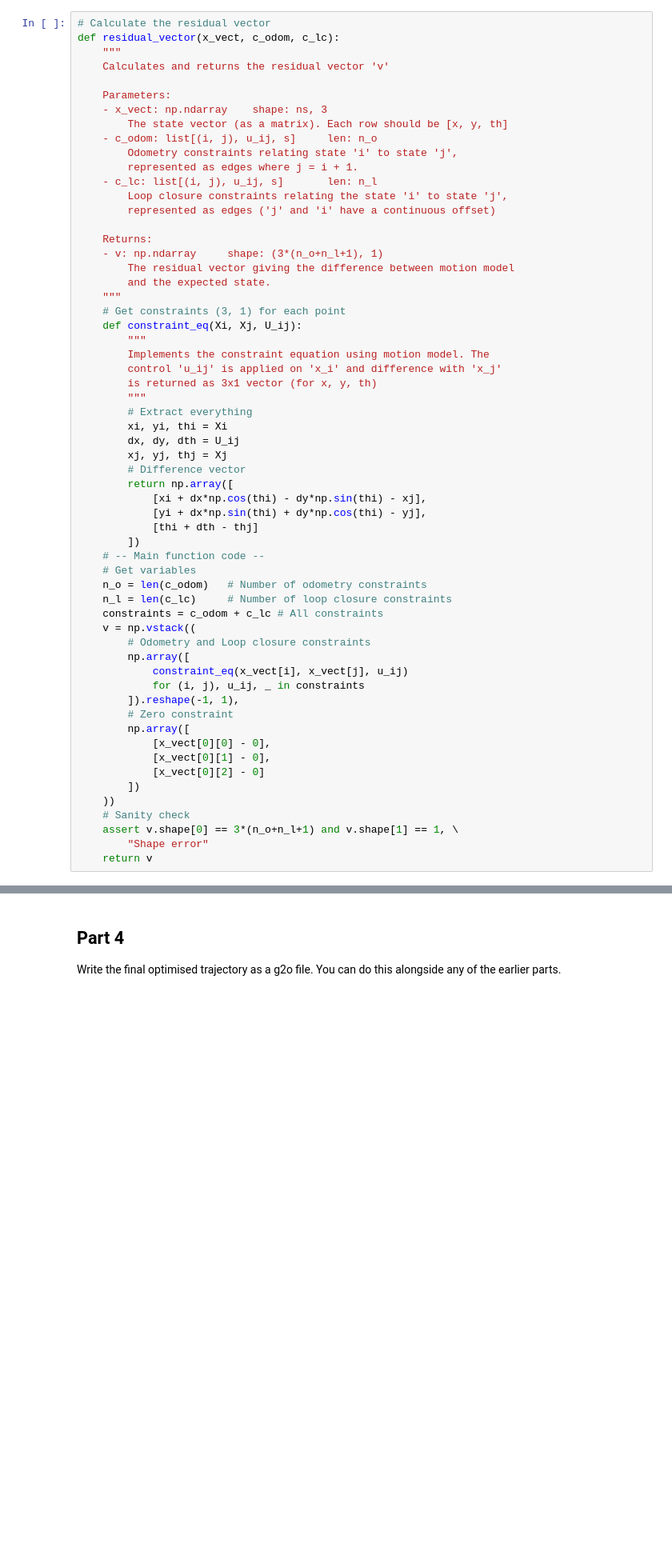
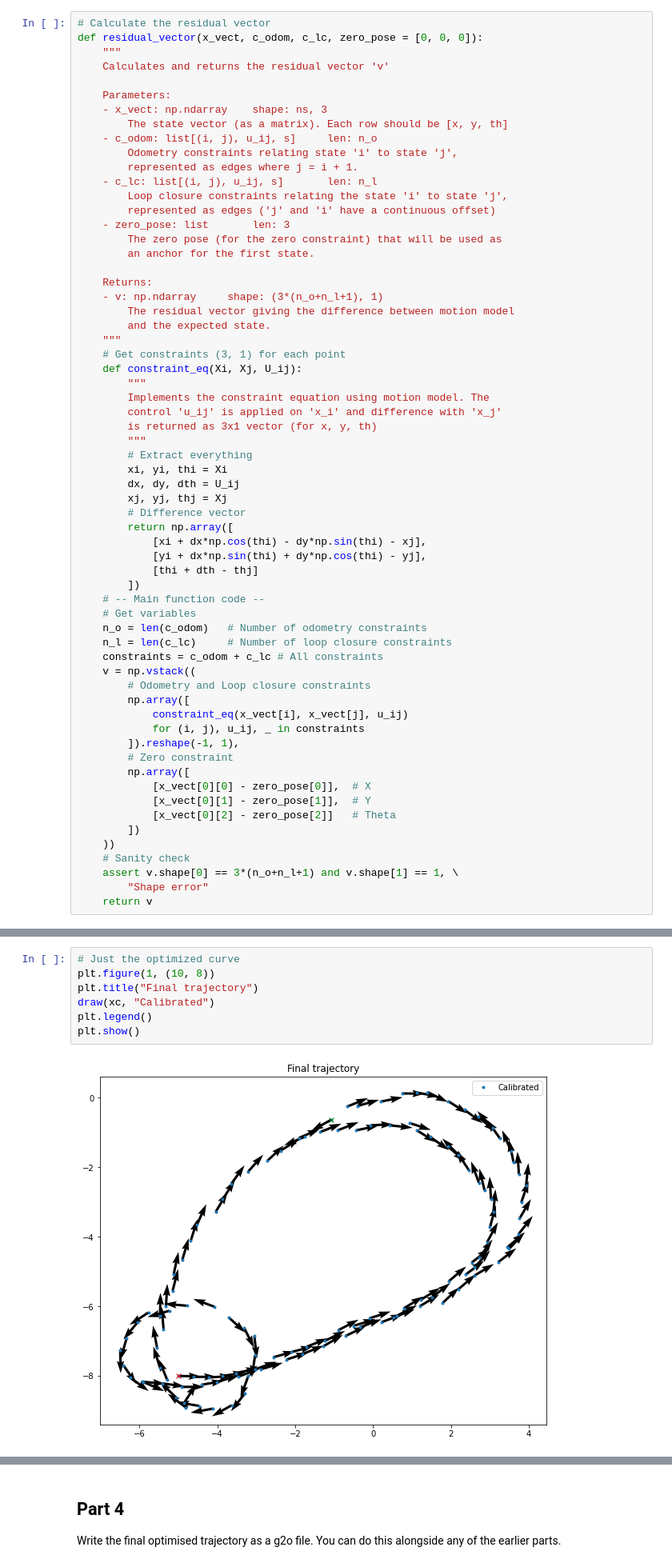
Before and after one commit to TheProjectsGuy/MR21-CS7.503, a Jupyter notebook: Projects/Project1/questions/Question 2 - 2D SLAM.ipynb, the cells around one changed output, grey strips where cells are left out. Shown at 80% size. Drawn from its saved outputs; the diff is of its cells as text; blank space fills up the shorter version.

```diff
--- a/Projects/Project1/questions/Question 2 - 2D SLAM.ipynb
+++ b/Projects/Project1/questions/Question 2 - 2D SLAM.ipynb
@@ -362,6 +417,6 @@ The functions that'll be needed in Levenberg optimization method. Ensure that th
 # %%
 # Calculate the residual vector
-def residual_vector(x_vect, c_odom, c_lc):
+def residual_vector(x_vect, c_odom, c_lc, zero_pose = [0, 0, 0]):
     """
     Calculates and returns the residual vector 'v'
 
@@ -374,6 +429,9 @@ def residual_vector(x_vect, c_odom, c_lc):
     - c_lc: list[(i, j), u_ij, s]       len: n_l
         Loop closure constraints relating the state 'i' to state 'j',
         represented as edges ('j' and 'i' have a continuous offset)
+    - zero_pose: list       len: 3
+        The zero pose (for the zero constraint) that will be used as
+        an anchor for the first state.
 
     Returns:
     - v: np.ndarray     shape: (3*(n_o+n_l+1), 1)
@@ -410,9 +468,9 @@ def residual_vector(x_vect, c_odom, c_lc):
         ]).reshape(-1, 1),
         # Zero constraint
         np.array([
-            [x_vect[0][0] - 0],
-            [x_vect[0][1] - 0],
-            [x_vect[0][2] - 0]
+            [x_vect[0][0] - zero_pose[0]],  # X
+            [x_vect[0][1] - zero_pose[1]],  # Y
+            [x_vect[0][2] - zero_pose[2]]   # Theta
         ])
     ))
     # Sanity check
@@ -487,0 +753,9 @@ array([-5., -8.,  0.])
+# %%
+# Just the optimized curve
+plt.figure(1, (10, 8))
+plt.title("Final trajectory")
+draw(xc, "Calibrated")
+plt.legend()
+plt.show()
+# %% [output]
+[figure, added]
```
Also changed, not shown: parts of 40 cells of this notebook, 6 other files.
